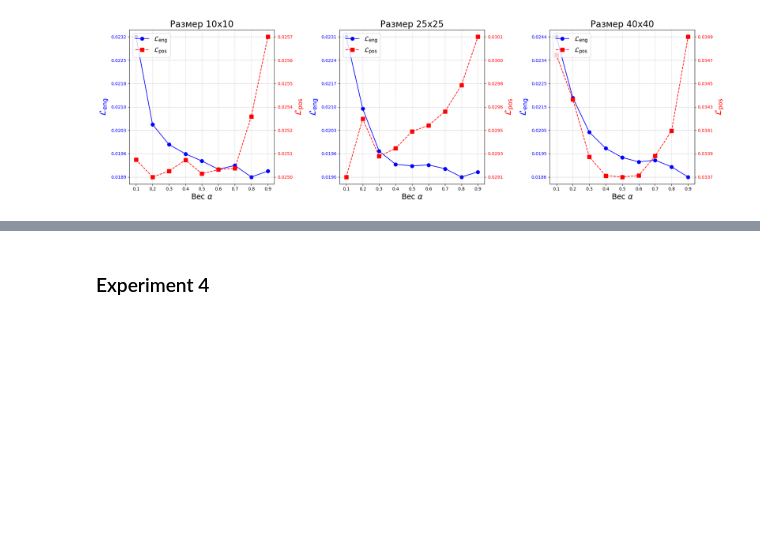
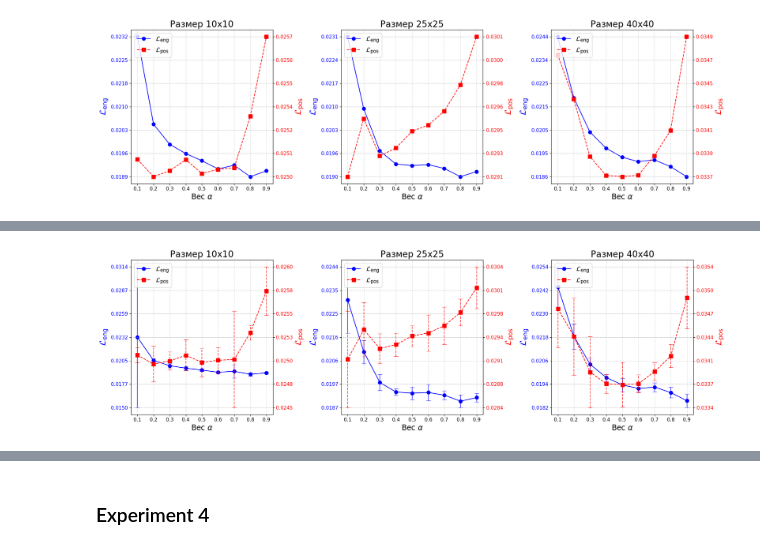
Before and after one commit to dxtvzw/ecal-optimization, a Jupyter notebook: report/data/collect_data.ipynb, the cells around one changed output, grey strips where cells are left out. Cells and saved outputs as stored; diff of their text form; code cells hidden in the pictures; blank space fills up the shorter version.

Commit message:
fixed graph std

```diff
--- a/report/data/collect_data.ipynb
+++ b/report/data/collect_data.ipynb
@@ -440,0 +454,93 @@ plt.show()
+# %%
+num_runs = cur_df.groupby(cur_df['group'])['group'].count().unique()[0]
+
+metrics = {
+    "eng": "RMSE_E eng",
+    "pos": "RMSE pos",
+}
+
+data = {}
+
+for metric, df_name in metrics.items():
+    for shape in all_shapes:
+        for alpha in all_alphas:
+            if metric not in data:
+                data[metric] = {}
+            if shape not in data[metric]:
+                data[metric][shape] = {}
+
+            data[metric][shape][alpha] = cur_df[cur_df['group'] == f"exp3_{shape}_{alpha}"]['summary'].apply(lambda x: x[df_name]).tolist()
+# %%
+fig, axs = plt.subplots(1, 3, figsize=(20, 6))  # 1 row, 3 columns
+
+aggr_func = np.median
+
+for i, (ax1, shape) in enumerate(zip(axs, shapes)):
+    arr_eng = sorted(list(data['eng'][shape].items()), key=lambda x: x[0])
+    arr_eng = arr_eng[1:-1]
+
+    arr_pos = sorted(list(data['pos'][shape].items()), key=lambda x: x[0])
+    arr_pos = arr_pos[1:-1]
+
+    ax1.plot([x[0] for x in arr_eng], [aggr_func(x[1]) for x in arr_eng], color='blue', linestyle='-', marker='o', markersize=8, label='$\mathcal{L}_{\mathsf{eng}}$')
+    ax1.errorbar(
+        x=[x[0] for x in arr_eng],
+        y=[aggr_func(x[1]) for x in arr_eng],
+        yerr=[np.std(x[1]) for x in arr_eng],
+        fmt='',
+        color='blue',
+        linestyle='',
+        capsize=5,
+        alpha=0.7
+    )
+
+    ax1.set_ylabel('$\mathcal{L}_{\mathsf{eng}}$', color='blue', fontsize=20)
+    ax1.tick_params(axis='y', labelcolor='blue')
+    ax1.set_yticks(np.linspace(
+        np.min([aggr_func(x[1]) - np.std(x[1]) for x in arr_eng]),
+        np.max([aggr_func(x[1]) + np.std(x[1]) for x in arr_eng]),
+        7))
+    ax1.yaxis.set_major_formatter(FormatStrFormatter('%.4f'))
+
+
+    ax2 = ax1.twinx()
+    ax2.plot([x[0] for x in arr_pos], [aggr_func(x[1]) for x in arr_pos], color='red', linestyle='--', marker='s', markersize=8, label='$\mathcal{L}_{\mathsf{pos}}$')
+    ax2.errorbar(
+        x=[x[0] for x in arr_pos],
+        y=[aggr_func(x[1]) for x in arr_pos],
+        yerr=[np.std(x[1]) for x in arr_pos],
+        fmt='',
+        color='red',
+        linestyle='',
+        capsize=5,
+        alpha=0.7
+    )[-1][0].set_linestyle('--')
+
+    ax2.set_ylabel('$\mathcal{L}_{\mathsf{pos}}$', color='red', fontsize=20)
+    ax2.tick_params(axis='y', labelcolor='red')
+    ax2.set_yticks(np.linspace(
+        np.min([aggr_func(x[1]) - np.std(x[1]) for x in arr_pos]),
+        np.max([aggr_func(x[1]) + np.std(x[1]) for x in arr_pos]),
+        7))
+    ax2.yaxis.set_major_formatter(FormatStrFormatter('%.4f'))
+
+    ax1.set_xlabel('Вес $\\alpha$', fontsize=17)
+    ax1.set_title(f"Размер {shape}", fontsize=20)
+
+    ax1.tick_params(axis='both', which='both', labelsize=11)
+    ax2.tick_params(axis='both', which='both', labelsize=11)
+
+    lines1, labels1 = ax1.get_legend_handles_labels()
+    lines2, labels2 = ax2.get_legend_handles_labels()
+    ax2.legend(lines1 + lines2, labels1 + labels2, loc='upper left', fontsize=15)
+
+    ax1.grid(which='major', linestyle='--', alpha=0.5)
+    ax2.grid(which='major', linestyle='--', alpha=0.5)
+
+# plt.subplots_adjust(wspace=0.5)
+plt.tight_layout()
+
+plt.savefig('../graphics/exp3_alpha_std')
+plt.show()
+# %% [output]
+[figure, added]
```
Also changed, not shown: parts of 11 cells of this notebook, 7 other files.
